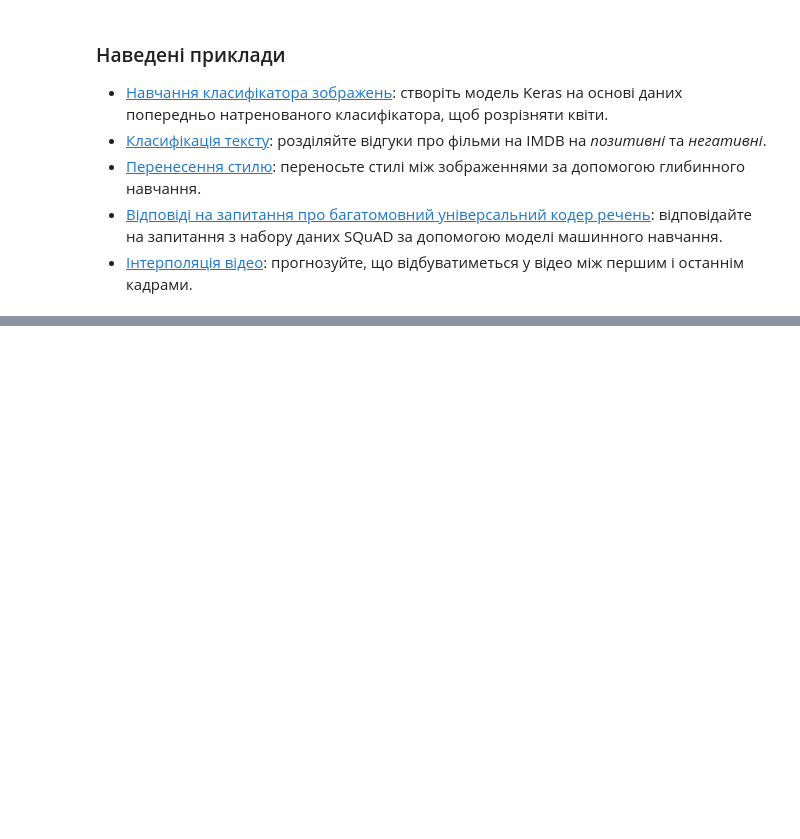
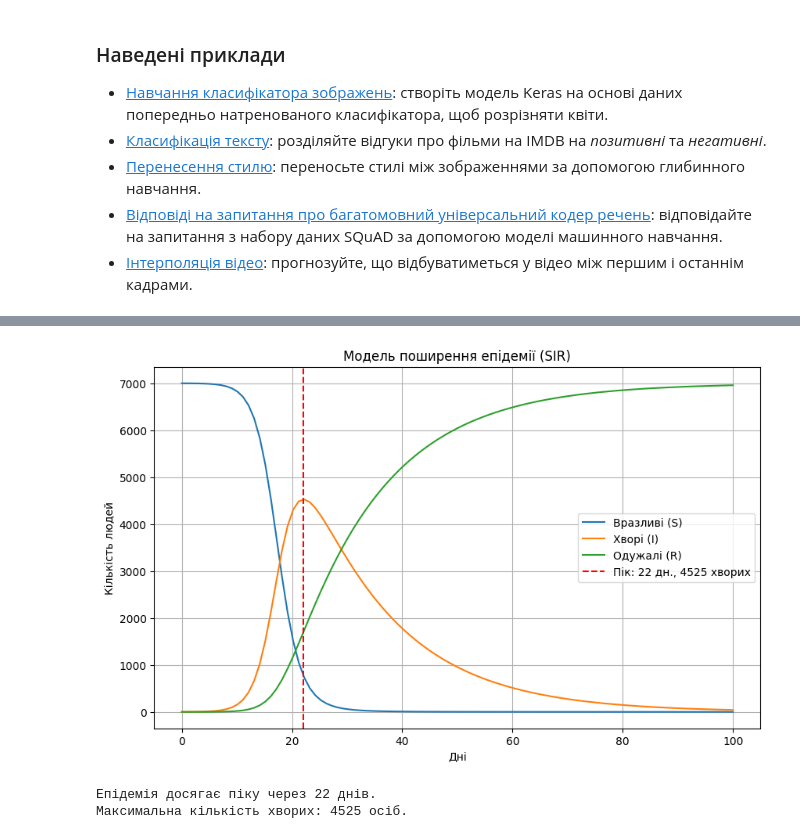
Before and after one commit to VladChernigov512/Lab-web, a Jupyter notebook: Ласкаво_просимо_до_Colab.ipynb, the cells around one changed output, grey strips where cells are left out. Saved outputs shown, nothing was run; the diff lists cells and outputs as text; code cells hidden in the pictures; blank space fills up the shorter version.

```diff
--- a/Ласкаво_просимо_до_Colab.ipynb
+++ b/Ласкаво_просимо_до_Colab.ipynb
@@ -221,0 +186,51 @@ IndentationError: expected an indented block after 'if' statement on line 20 (<i
+# %%
+import numpy as np
+import matplotlib.pyplot as plt
+
+population = 7000
+beta = 1.26 * 0.45
+incubation_period = 8
+illness_duration = 16
+gamma = 1 / illness_duration
+
+initial_infected = 1
+initial_recovered = 0
+initial_susceptible = population - initial_infected - initial_recovered
+
+days = 100
+t = np.linspace(0, days, days)
+
+def sir_model(y, t, beta, gamma):
+    S, I, R = y
+    dS_dt = -beta * S * I / population
+    dI_dt = beta * S * I / population - gamma * I
+    dR_dt = gamma * I
+    return [dS_dt, dI_dt, dR_dt]
+
+y0 = [initial_susceptible, initial_infected, initial_recovered]
+
+from scipy.integrate import odeint
+solution = odeint(sir_model, y0, t, args=(beta, gamma))
+S, I, R = solution.T
+
+peak_day = np.argmax(I)
+max_infected = int(I[peak_day])
+
+plt.figure(figsize=(10, 6))
+plt.plot(t, S, label="Вразливі (S)")
+plt.plot(t, I, label="Хворі (I)")
+plt.plot(t, R, label="Одужалі (R)")
+plt.axvline(x=peak_day, color='red', linestyle='--', label=f"Пік: {peak_day} дн., {max_infected} хворих")
+plt.xlabel("Дні")
+plt.ylabel("Кількість людей")
+plt.title("Модель поширення епідемії (SIR)")
+plt.legend()
+plt.grid()
+plt.show()
+
+print(f"Епідемія досягає піку через {peak_day} днів.")
+print(f"Максимальна кількість хворих: {max_infected} осіб.")
+# %% [output]
+[figure, added]
+Епідемія досягає піку через 22 днів.
+Максимальна кількість хворих: 4525 осіб.
```
Also changed, not shown: parts of 1 cell of this notebook.
